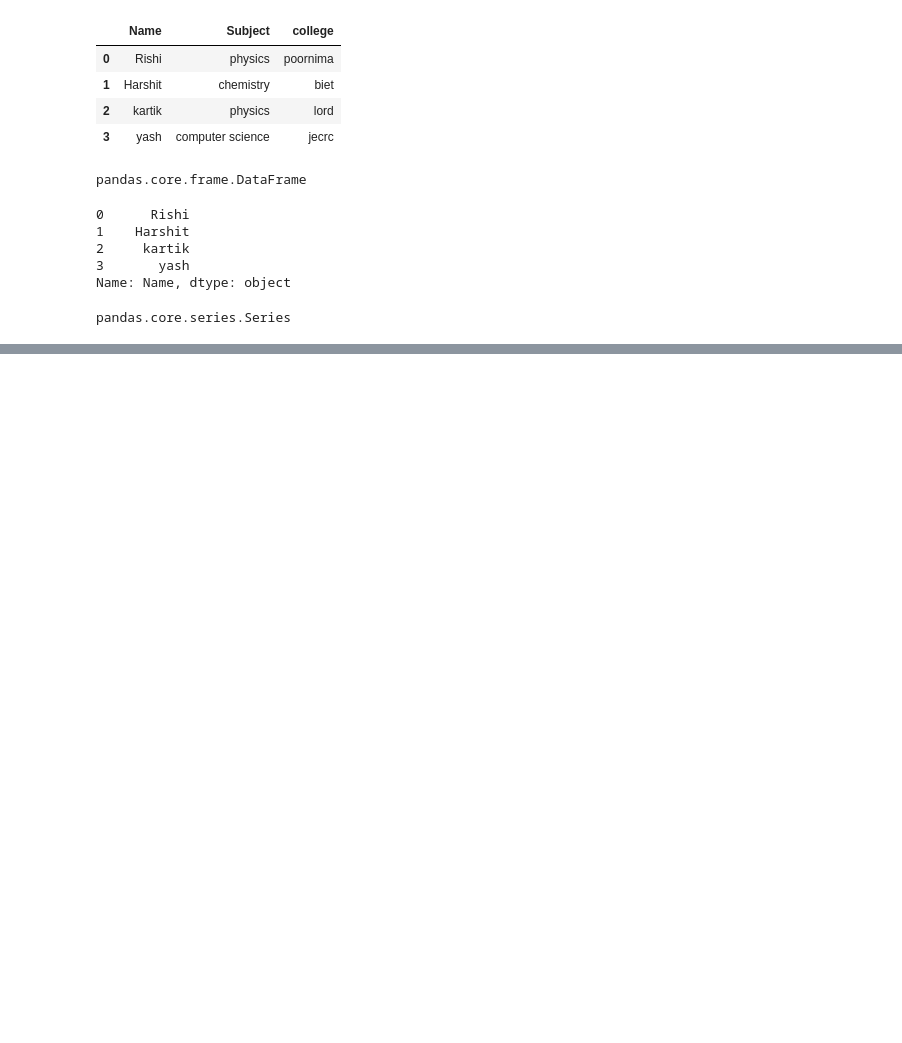
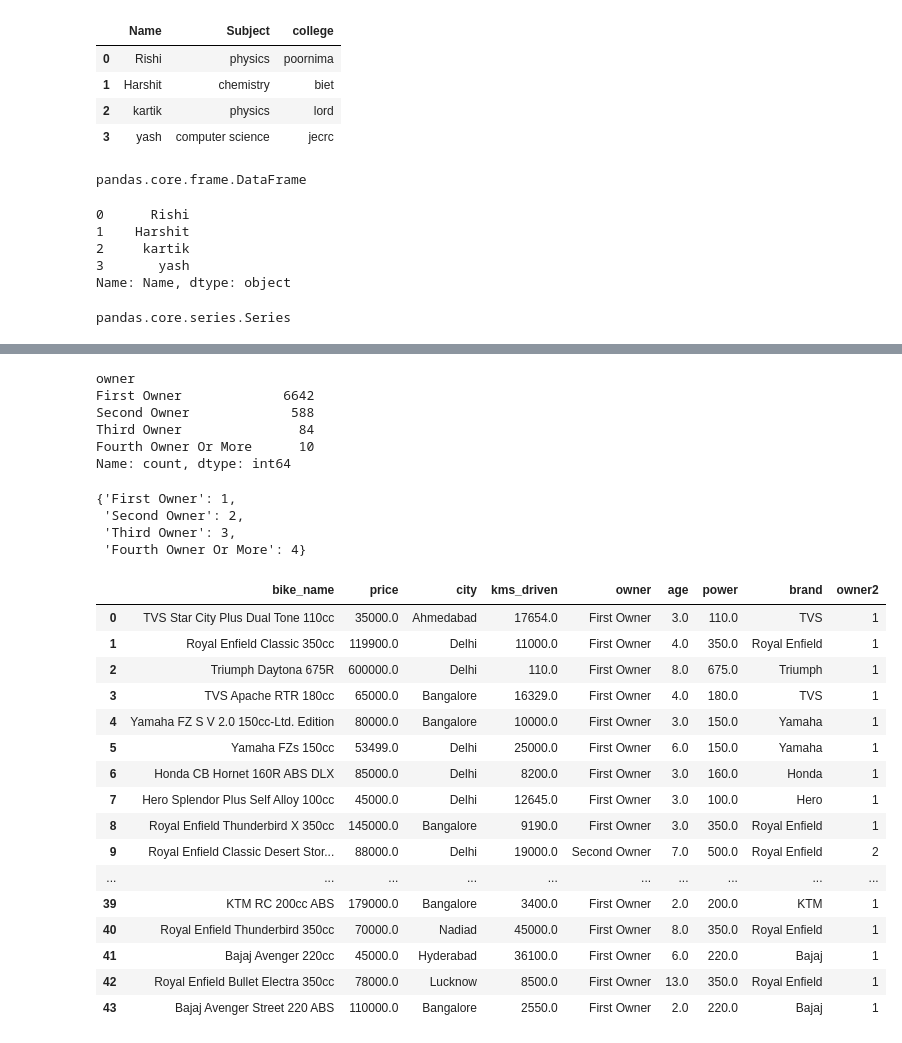
Before and after one commit to upflairs-pvt-ltd/18_june_DS, a Jupyter notebook: Pandas.ipynb, the cells around one changed output, grey strips where cells are left out. Saved outputs shown, nothing was run; the diff lists cells and outputs as text; code cells hidden in the pictures; blank space fills up the shorter version.

```diff
--- a/Pandas.ipynb
+++ b/Pandas.ipynb
@@ -64,0 +164,2 @@ pandas.core.series.Series
+# %%
+df['bike_name_with_brand'] = df['bike_name']   +" " + df['brand']
@@ -64,0 +180,4 @@ pandas.core.series.Series
+# %%
+df.drop(['demo','reduced_kms_driven','bike_name_with_brand'],axis=1,inplace=True)
+# 1 == column
+# 0 == row
@@ -64,0 +241,19 @@ pandas.core.series.Series
+# %%
+df['owner'].value_counts()
+# %% [output]
+owner
+First Owner             6642
+Second Owner             588
+Third Owner               84
+Fourth Owner Or More      10
+Name: count, dtype: int64
+# %%
+dt = {'First Owner':1,'Second Owner':2,'Third Owner':3,'Fourth Owner Or More':4}
+dt
+
+#replace(1 , 2)
+# %% [output]
+{'First Owner': 1,
+ 'Second Owner': 2,
+ 'Third Owner': 3,
+ 'Fourth Owner Or More': 4}
@@ -64,0 +263,22 @@ pandas.core.series.Series
+# %%
+df['owner2'] = df['owner'].map(dt)
+# %%
+df.head(40)
+# %% [output]
+|  | bike_name | price | city | kms_driven | owner | age | power | brand | owner2 |
+| 0 | TVS Star City Plus Dual Tone 110cc | 35000.0 | Ahmedabad | 17654.0 | First Owner | 3.0 | 110.0 | TVS | 1 |
+| 1 | Royal Enfield Classic 350cc | 119900.0 | Delhi | 11000.0 | First Owner | 4.0 | 350.0 | Royal Enfield | 1 |
+| 2 | Triumph Daytona 675R | 600000.0 | Delhi | 110.0 | First Owner | 8.0 | 675.0 | Triumph | 1 |
+| 3 | TVS Apache RTR 180cc | 65000.0 | Bangalore | 16329.0 | First Owner | 4.0 | 180.0 | TVS | 1 |
+| 4 | Yamaha FZ S V 2.0 150cc-Ltd. Edition | 80000.0 | Bangalore | 10000.0 | First Owner | 3.0 | 150.0 | Yamaha | 1 |
+| 5 | Yamaha FZs 150cc | 53499.0 | Delhi | 25000.0 | First Owner | 6.0 | 150.0 | Yamaha | 1 |
+| 6 | Honda CB Hornet 160R ABS DLX | 85000.0 | Delhi | 8200.0 | First Owner | 3.0 | 160.0 | Honda | 1 |
+| 7 | Hero Splendor Plus Self Alloy 100cc | 45000.0 | Delhi | 12645.0 | First Owner | 3.0 | 100.0 | Hero | 1 |
+| 8 | Royal Enfield Thunderbird X 350cc | 145000.0 | Bangalore | 9190.0 | First Owner | 3.0 | 350.0 | Royal Enfield | 1 |
+| 9 | Royal Enfield Classic Desert Stor... | 88000.0 | Delhi | 19000.0 | Second Owner | 7.0 | 500.0 | Royal Enfield | 2 |
+| ... | ... | ... | ... | ... | ... | ... | ... | ... | ... |
+| 39 | KTM RC 200cc ABS | 179000.0 | Bangalore | 3400.0 | First Owner | 2.0 | 200.0 | KTM | 1 |
+| 40 | Royal Enfield Thunderbird 350cc | 70000.0 | Nadiad | 45000.0 | First Owner | 8.0 | 350.0 | Royal Enfield | 1 |
+| 41 | Bajaj Avenger 220cc | 45000.0 | Hyderabad | 36100.0 | First Owner | 6.0 | 220.0 | Bajaj | 1 |
+| 42 | Royal Enfield Bullet Electra 350cc | 78000.0 | Lucknow | 8500.0 | First Owner | 13.0 | 350.0 | Royal Enfield | 1 |
+| 43 | Bajaj Avenger Street 220 ABS | 110000.0 | Bangalore | 2550.0 | First Owner | 2.0 | 220.0 | Bajaj | 1 |
```
Also changed, not shown: parts of 32 cells of this notebook, 1 other file.
